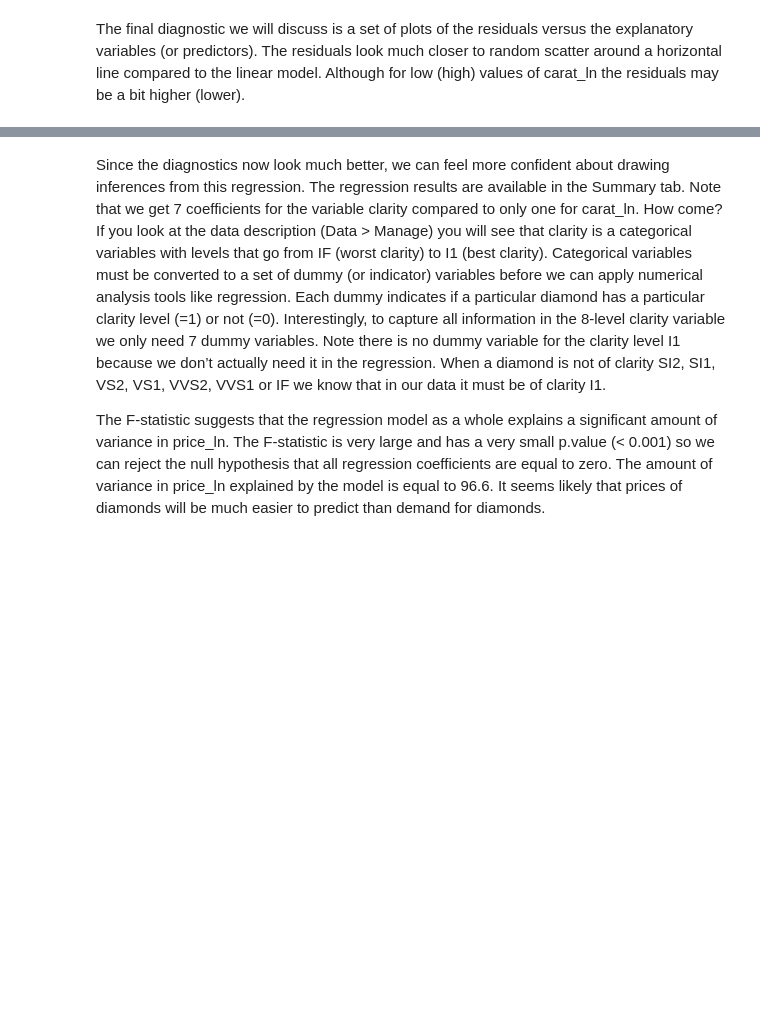
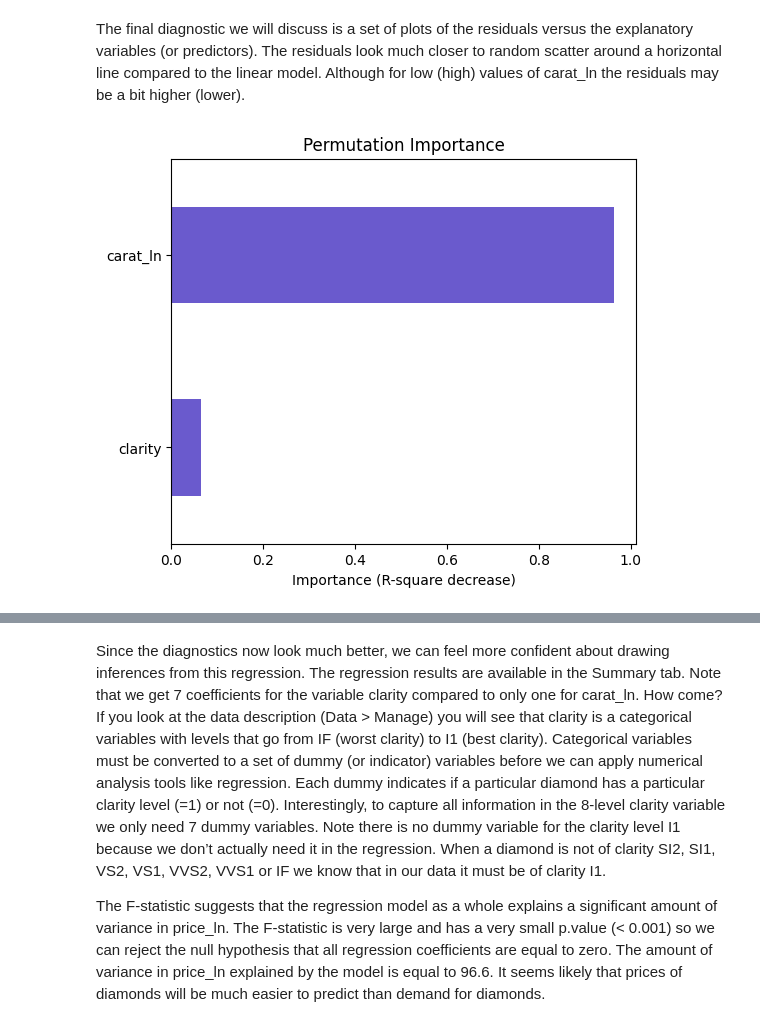
Before and after one commit to vnijs/pyrsm, a Jupyter notebook: examples/model/model-linear-regression.ipynb, the cells around one changed output, grey strips where cells are left out. Saved outputs shown, nothing was run; the diff lists cells and outputs as text; code cells hidden in the pictures; blank space fills up the shorter version.

```diff
--- a/examples/model/model-linear-regression.ipynb
+++ b/examples/model/model-linear-regression.ipynb
@@ -425,2 +407,6 @@ reg.plot("dashboard")
 # %% [markdown]
 The final diagnostic we will discuss is a set of plots of the residuals versus the explanatory variables (or predictors). The residuals look much closer to random scatter around a horizontal line compared to the linear model. Although for low (high) values of carat_ln the residuals may be a bit higher (lower).
+# %%
+reg.plot("vimp")
+# %% [output]
+[figure, added]
```
Also changed, not shown: parts of 22 cells of this notebook, 55 other files.
